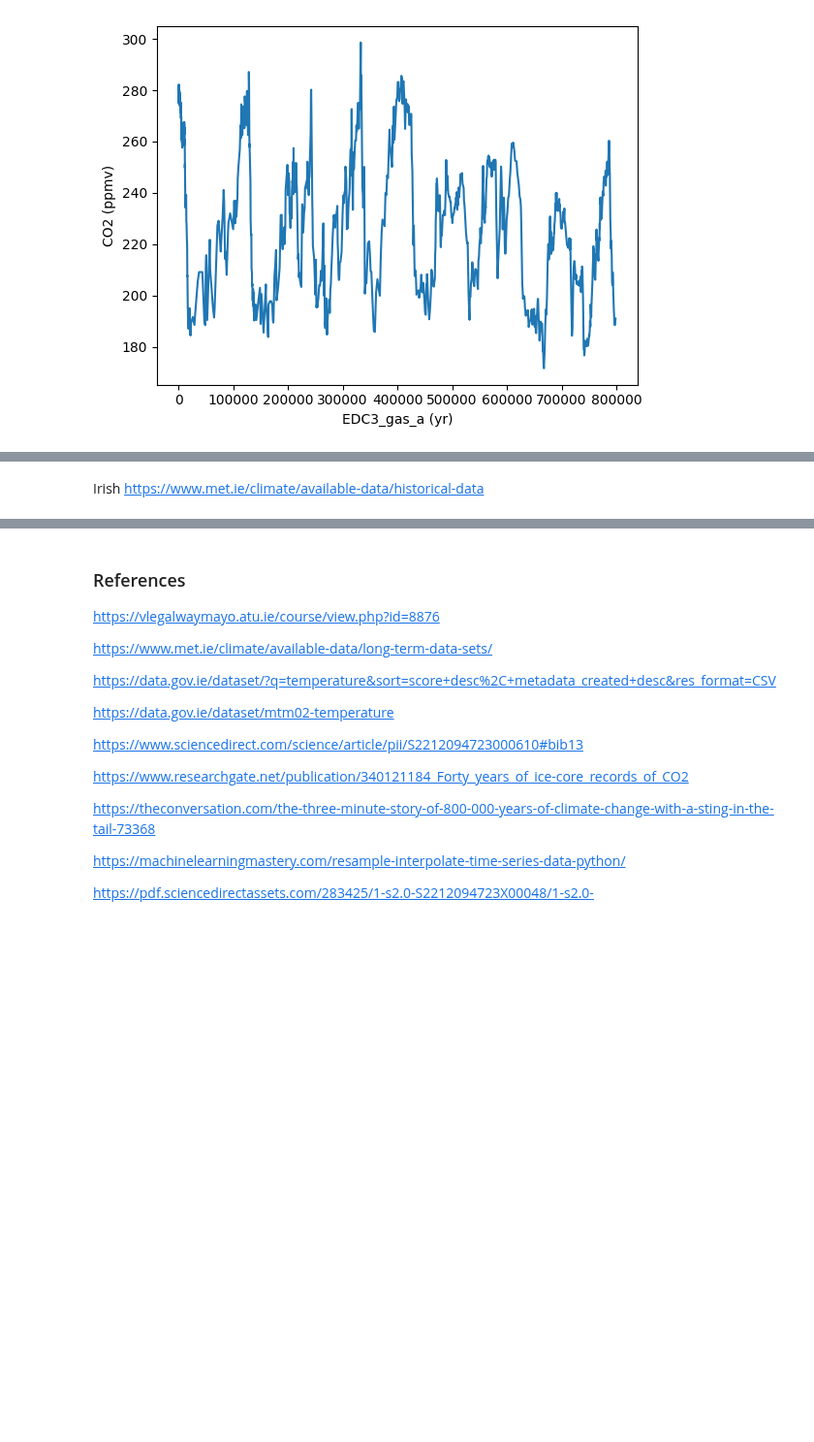
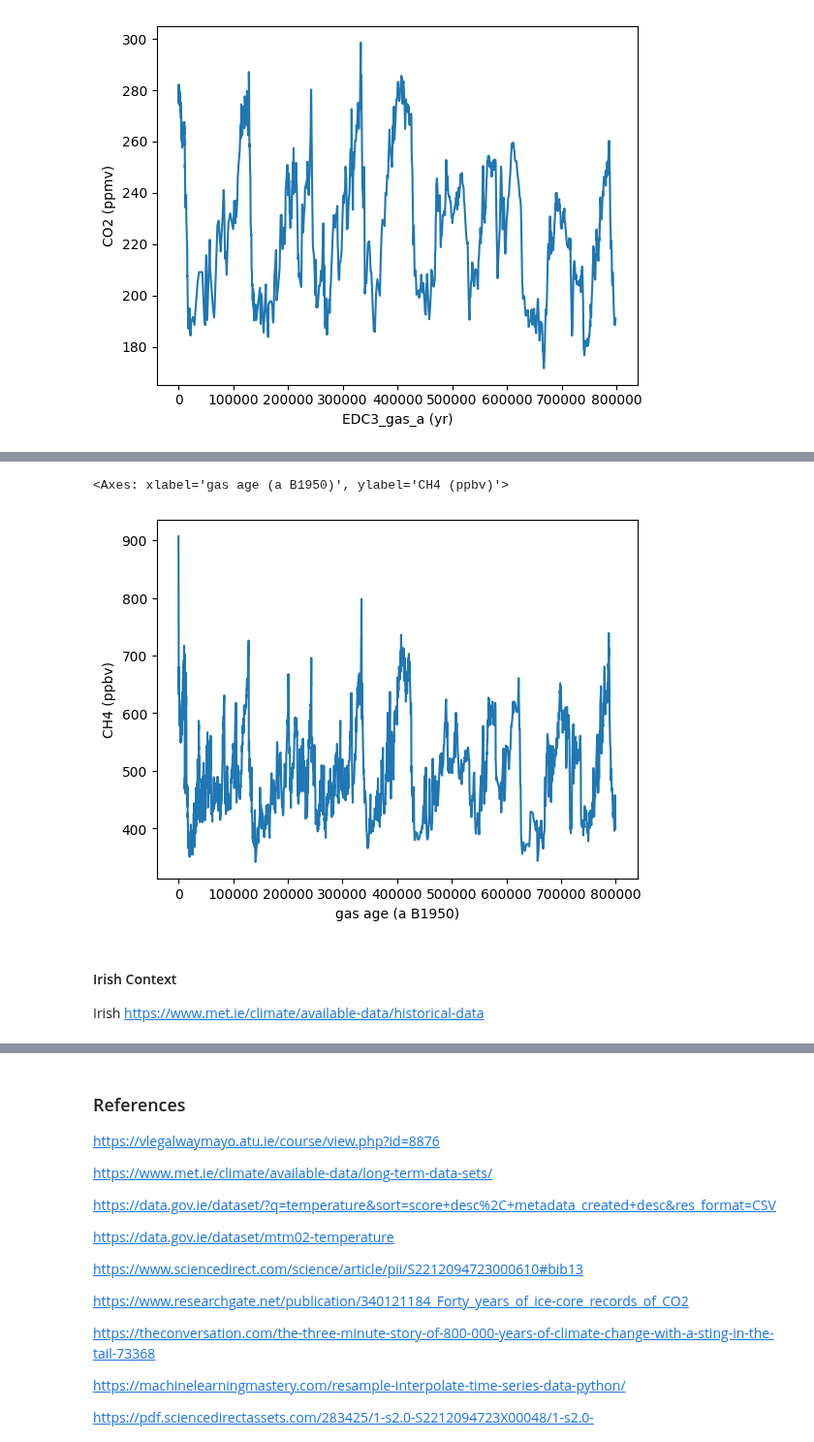
Before and after one commit to Tanjasta/PFDA_Assignment2, a Jupyter notebook: PFDA_Assignment2.ipynb, the cells around one changed output, grey strips where cells are left out. Shown at 97% size. Saved outputs shown, nothing was run; the diff lists cells and outputs as text; code cells hidden in the pictures; blank space fills up the shorter version.

Commit message:
data added for CH4

```diff
--- a/PFDA_Assignment2.ipynb
+++ b/PFDA_Assignment2.ipynb
@@ -329,3 +456,6 @@ sns.lineplot(data=df, x="EDC3_gas_a (yr)", y="CO2 (ppmv)")
 import matplotlib.pyplot as plt
 import pandas as pd
 import numpy as np
+# %%
+df = pd.read_csv("EDC_methane_Loulergue et al_2008.csv")
+df
@@ -332,4 +506,12 @@ import numpy as np
+# %%
+sns.lineplot(data=df, x="gas age (a B1950)", y="CH4 (ppbv)")
+# %% [output]
+<Axes: xlabel='gas age (a B1950)', ylabel='CH4 (ppbv)'>
+[figure, added]
 # %% [markdown]
+#### Irish Context
+
+
 Irish
 https://www.met.ie/climate/available-data/historical-data
 # %%
```
Also changed, not shown: parts of 16 cells of this notebook, 4 other files.
